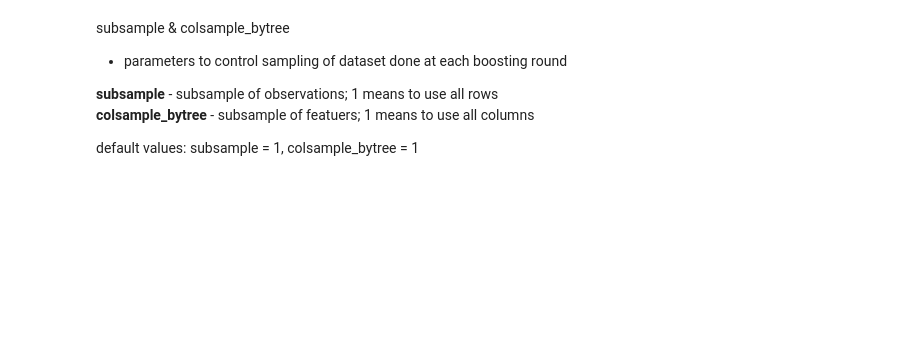
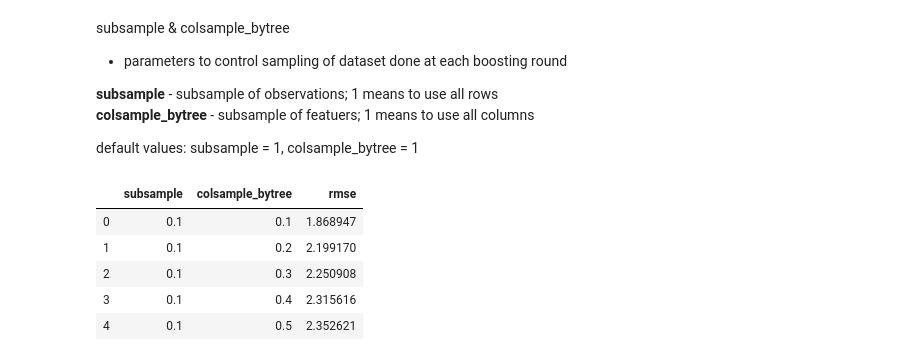
Before and after one commit to terrill11/spy_trend, a Jupyter notebook: spy_trend_xgboost.ipynb, the cells around one changed output. Cells and saved outputs as stored; diff of their text form; code cells hidden in the pictures; blank space fills up the shorter version.

```diff
--- a/spy_trend_xgboost.ipynb
+++ b/spy_trend_xgboost.ipynb
@@ -621,23 +600,30 @@ subsample & colsample_bytree
 
 default values: subsample = 1, colsample_bytree = 1
 # %%
-subsample = range(1,11)
-colsample_bytree = range(1,16)
+subsample = [i/10 for i in range(1,11)]
+colsample_bytree = [i/10 for i in range(1,11)]
 
 error_rate = {'subsample':[], 'colsample_bytree':[], 'rmse':[]}
 
 for param in subsample:
     for param2 in colsample_bytree:
         result = train_xgb_model(X_train_scaled,
                                  y_train_scaled,
                                  X_valid_scaled,
                                  y_valid,
                                  subsample=param,
                                  colsample_bytree=param2)
 
         error_rate['subsample'].append(param)
         error_rate['colsample_bytree'].append(param2)
         error_rate['rmse'].append(result)
 
 error_rate_df = pd.DataFrame(error_rate)
 error_rate_df.head()
+# %% [output]
+|  | subsample | colsample_bytree | rmse |
+| 0 | 0.1 | 0.1 | 1.868947 |
+| 1 | 0.1 | 0.2 | 2.199170 |
+| 2 | 0.1 | 0.3 | 2.250908 |
+| 3 | 0.1 | 0.4 | 2.315616 |
+| 4 | 0.1 | 0.5 | 2.352621 |
```
Also changed, not shown: parts of 21 cells of this notebook.
